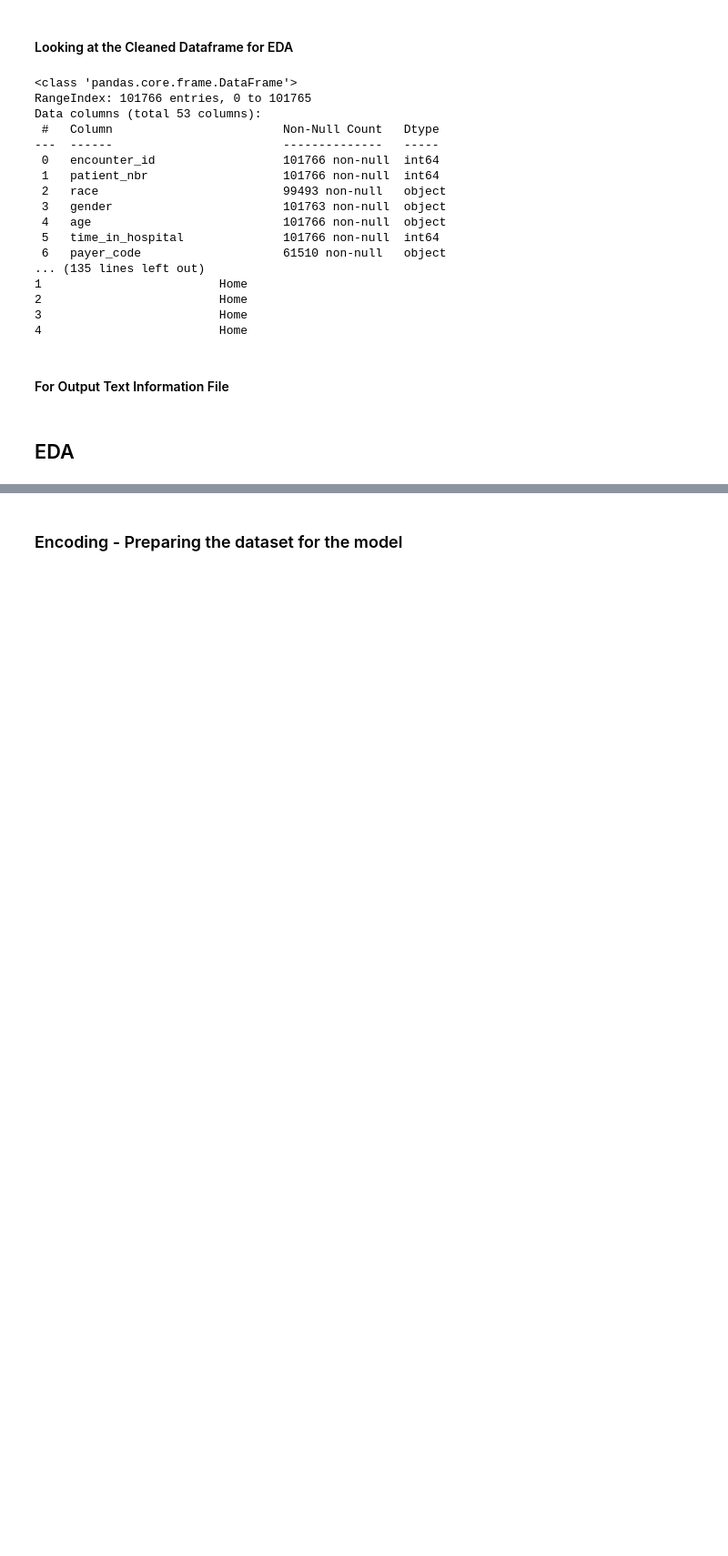
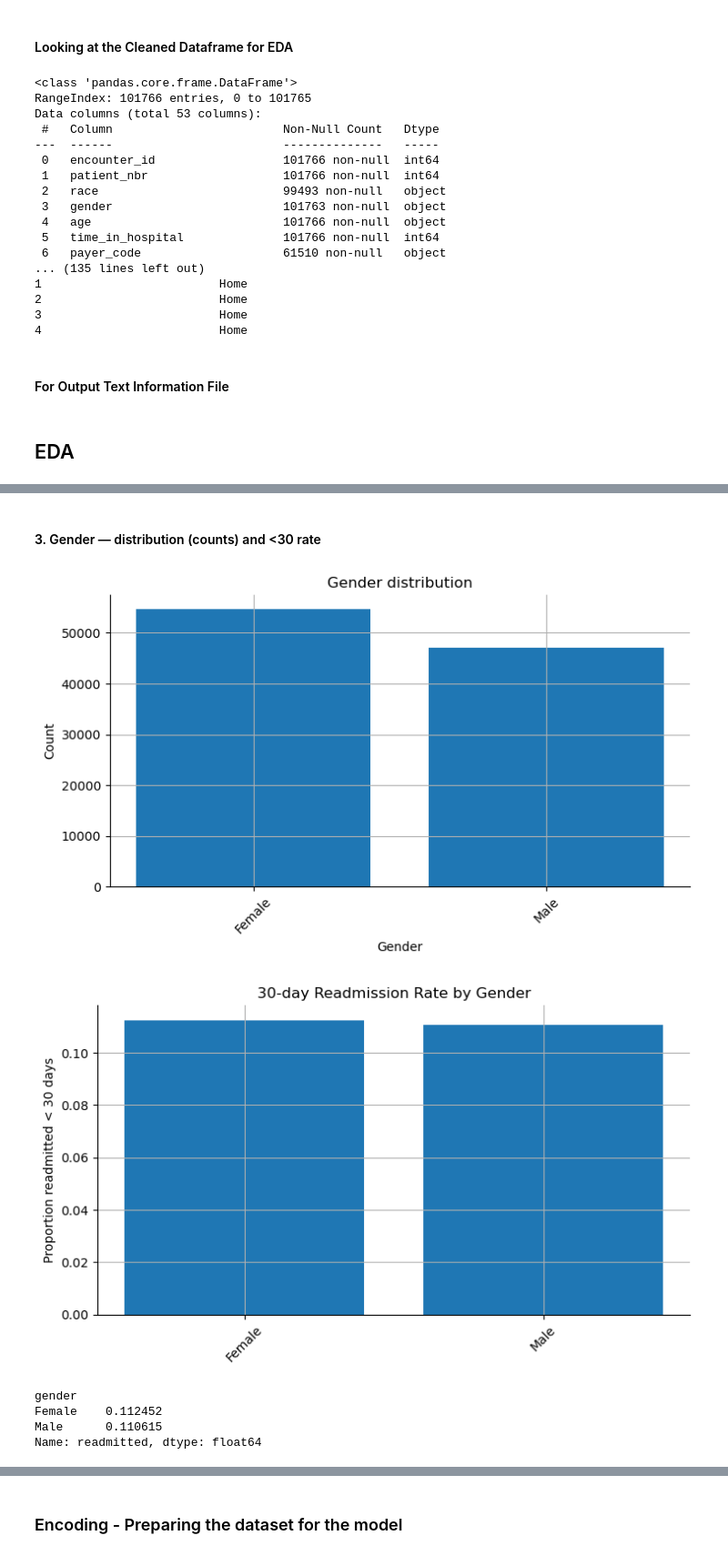
Before and after one commit to arunachalesh58/readmission-for-diabetes-patients, a Jupyter notebook: jupyter-nb-space/COMP-641-GroupProject.ipynb, the cells around one changed output, grey strips where cells are left out. Shown: that part at 91% size. Drawn from its saved outputs; the diff is of its cells as text; code cells hidden in the pictures; blank space fills up the shorter version.

```diff
--- a/jupyter-nb-space/COMP-641-GroupProject.ipynb
+++ b/jupyter-nb-space/COMP-641-GroupProject.ipynb
@@ -905,0 +1050,38 @@ removing_weight_column += "Dropped 'weight' column due to too many missing eleme
+# %% [markdown]
+#### 3. Gender — distribution (counts) and <30 rate
+# %%
+col = "gender"
+
+# --- Counts ---
+g_counts = df[col].value_counts().sort_index()
+g_labels = g_counts.index.astype(str)  # use actual values as labels
+
+plt.figure()
+plt.bar(g_labels, g_counts.values)
+plt.title("Gender distribution")
+plt.xlabel("Gender")
+plt.ylabel("Count")
+plt.xticks(rotation=45)  # rotated labels for readability
+plt.tight_layout()
+plt.show()
+
+# --- 30-day readmission rate ---
+rate = (df[TARGET] == '<30').groupby(df[col]).mean().reindex(g_counts.index)
+
+plt.figure()
+plt.bar(g_labels, rate.values)
+plt.title("30-day Readmission Rate by Gender")
+plt.ylabel("Proportion readmitted < 30 days")
+plt.xticks(rotation=45)  # rotated labels for readability
+plt.tight_layout()
+plt.show()
+
+# Display the computed rates
+rate
+# %% [output]
+[figure, added]
+[figure, added]
+gender
+Female    0.112452
+Male      0.110615
+Name: readmitted, dtype: float64
```
Also changed, not shown: parts of 45 cells of this notebook.
